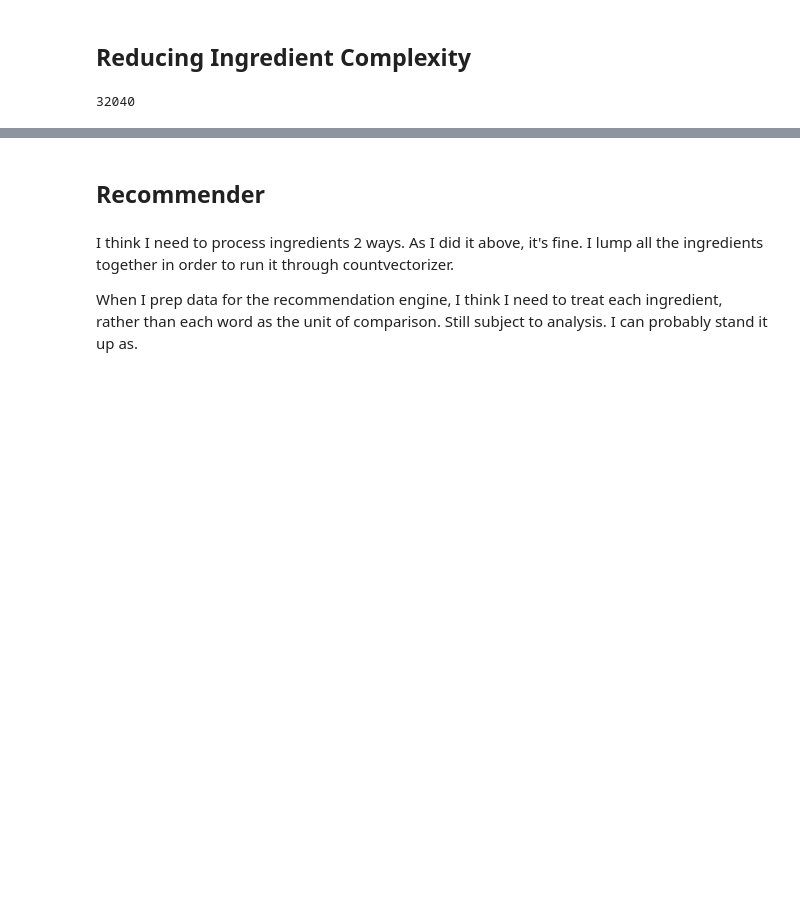
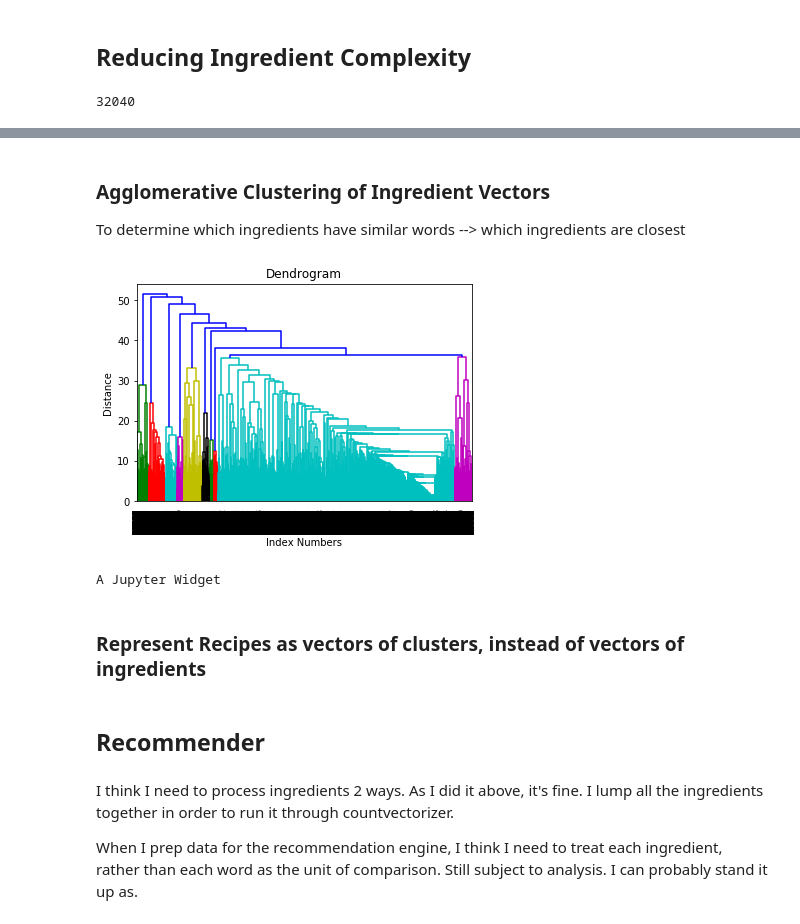
Before and after one commit to mjschillawski/capstone_project, a Jupyter notebook: 00_EDA.ipynb, the cells around one changed output, grey strips where cells are left out. Drawn from its saved outputs; the diff is of its cells as text; code cells hidden in the pictures; blank space fills up the shorter version.

Commit message:
clustering implementation

```diff
--- a/00_EDA.ipynb
+++ b/00_EDA.ipynb
@@ -479,7 +479,7 @@ misclassed_words = ['dice','block','dipping','stems','liter','pestle','2lb','pad
                     'bonnet','rapini','cakes','yucatero','cheek','latin','jimmy','quahog','cone','durum',
                     'cornichons','banh','fryers','quantity','5tbsp','llime','chopping','spam','ink','plant',
                     'triangular','valencia','tubetti','tubettini','cavatelli','perhap','livers','bee',
-                    'tartine','teacup','barlett','maker','xlour','jell','fat','free'
+                    'tartine','teacup','barlett','maker','xlour','jell','fat','free','package'
                    ]
 
 for word in misclassed_words:
@@ -661,0 +655,8 @@ cookbook = [["|".join(ingredient) for
+# %%
+ingredient_master_cvector = CountVectorizer(strip_accents=ascii)
+ingredient_master_cvectordata = ingredient_master_cvector.fit_transform(ingredient_master)
+
+ingredient_master_cvector_dense  = pd.DataFrame(ingredient_master_cvectordata.todense(),
+             columns=ingredient_master_cvector.get_feature_names())
+
+ingredient_master_cvector_dense.shape
@@ -661,0 +675,4 @@ cookbook = [["|".join(ingredient) for
+# %% [markdown]
+### Agglomerative Clustering of Ingredient Vectors
+
+To determine which ingredients have similar words --> which ingredients are closest
@@ -661,0 +688,22 @@ cookbook = [["|".join(ingredient) for
+# %%
+def plot_dendogram(df):
+
+    # Data preparation:
+    X = df.values
+    Z = linkage(X, 'ward')
+
+    # Plotting:
+    plt.title('Dendrogram')
+    plt.xlabel('Index Numbers')
+    plt.ylabel('Distance')
+    dendrogram(
+        Z,
+        leaf_rotation=90.,
+        leaf_font_size=8.,
+    )
+    plt.show()
+
+
+plot_dendogram(ingredient_master_cvector_dense)
+# %% [output]
+[figure, added]
@@ -662,3 +759,9 @@ cookbook = [["|".join(ingredient) for
+# %%
+interact(plot_wrapper, max_dist=IntSlider(min=1, max=55, step=5))
+# %% [output]
+A Jupyter Widget
+# %% [markdown]
+### Represent Recipes as vectors of clusters, instead of vectors of ingredients
 # %%
 # tf-idf
 # svd
```
Also changed, not shown: parts of 16 cells of this notebook, 5 other files.
